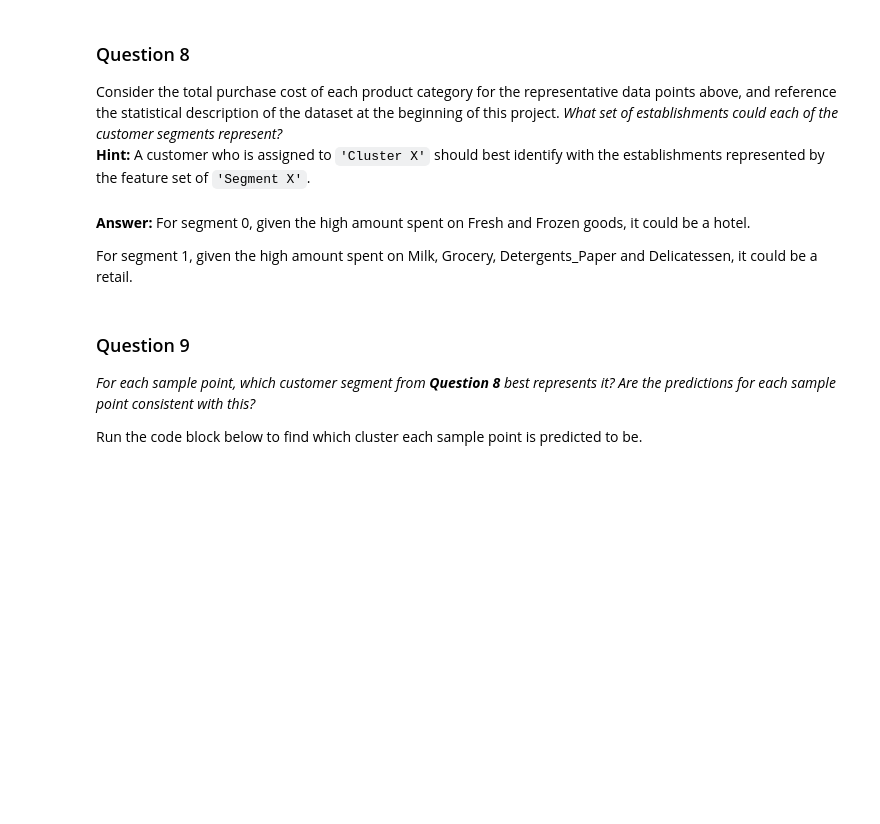
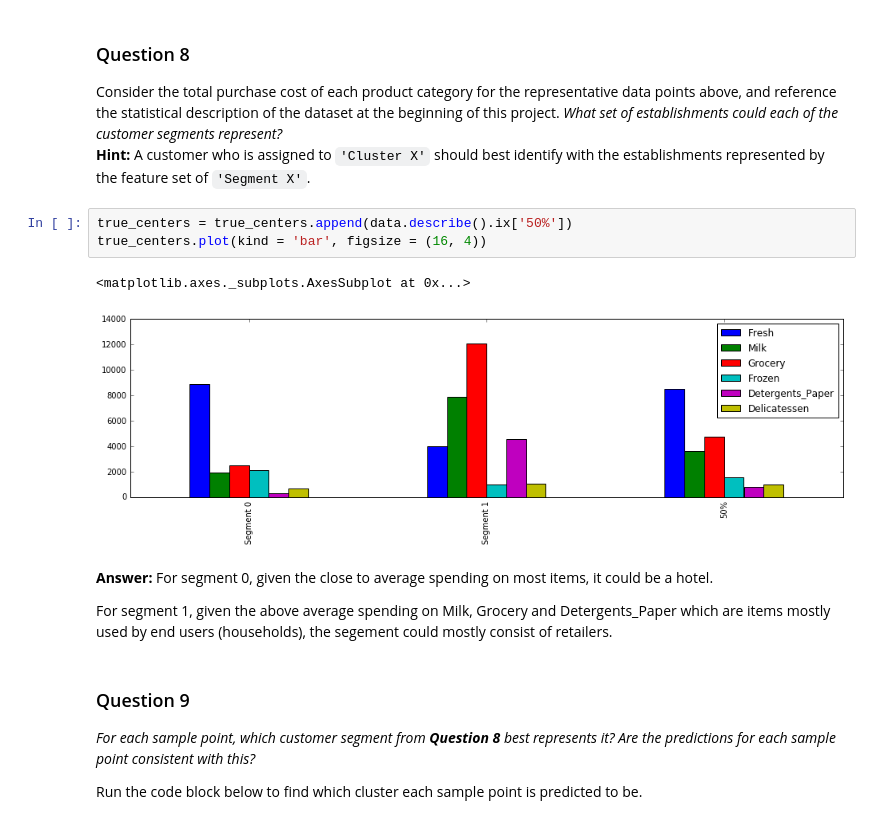
Before and after one commit to SharathHuddar/machine-learning, a Jupyter notebook: projects/customer_segments/customer_segments.ipynb, the cells around one changed output. Cells and saved outputs as stored; diff of their text form; blank space fills up the shorter version.

```diff
--- a/projects/customer_segments/customer_segments.ipynb
+++ b/projects/customer_segments/customer_segments.ipynb
@@ -453,10 +474,16 @@ display(true_centers)
 ### Question 8
 Consider the total purchase cost of each product category for the representative data points above, and reference the statistical description of the dataset at the beginning of this project. *What set of establishments could each of the customer segments represent?*
 **Hint:** A customer who is assigned to `'Cluster X'` should best identify with the establishments represented by the feature set of `'Segment X'`.
+# %%
+true_centers = true_centers.append(data.describe().ix['50%'])
+true_centers.plot(kind = 'bar', figsize = (16, 4))
+# %% [output]
+<matplotlib.axes._subplots.AxesSubplot at 0x...>
+[figure, added]
 # %% [markdown]
-**Answer:** For segment 0, given the high amount spent on Fresh and Frozen goods, it could be a hotel.
+**Answer:** For segment 0, given the close to average spending on most items, it could be a hotel.
 
-For segment 1, given the high amount spent on Milk, Grocery, Detergents_Paper and Delicatessen, it could be a retail.
+For segment 1, given the above average spending on Milk, Grocery and Detergents_Paper which are items mostly used by end users (households), the segement could mostly consist of retailers.
 # %% [markdown]
 ### Question 9
 *For each sample point, which customer segment from* ***Question 8*** *best represents it? Are the predictions for each sample point consistent with this?*
```
Also changed, not shown: parts of 14 cells of this notebook, 2 other files.
